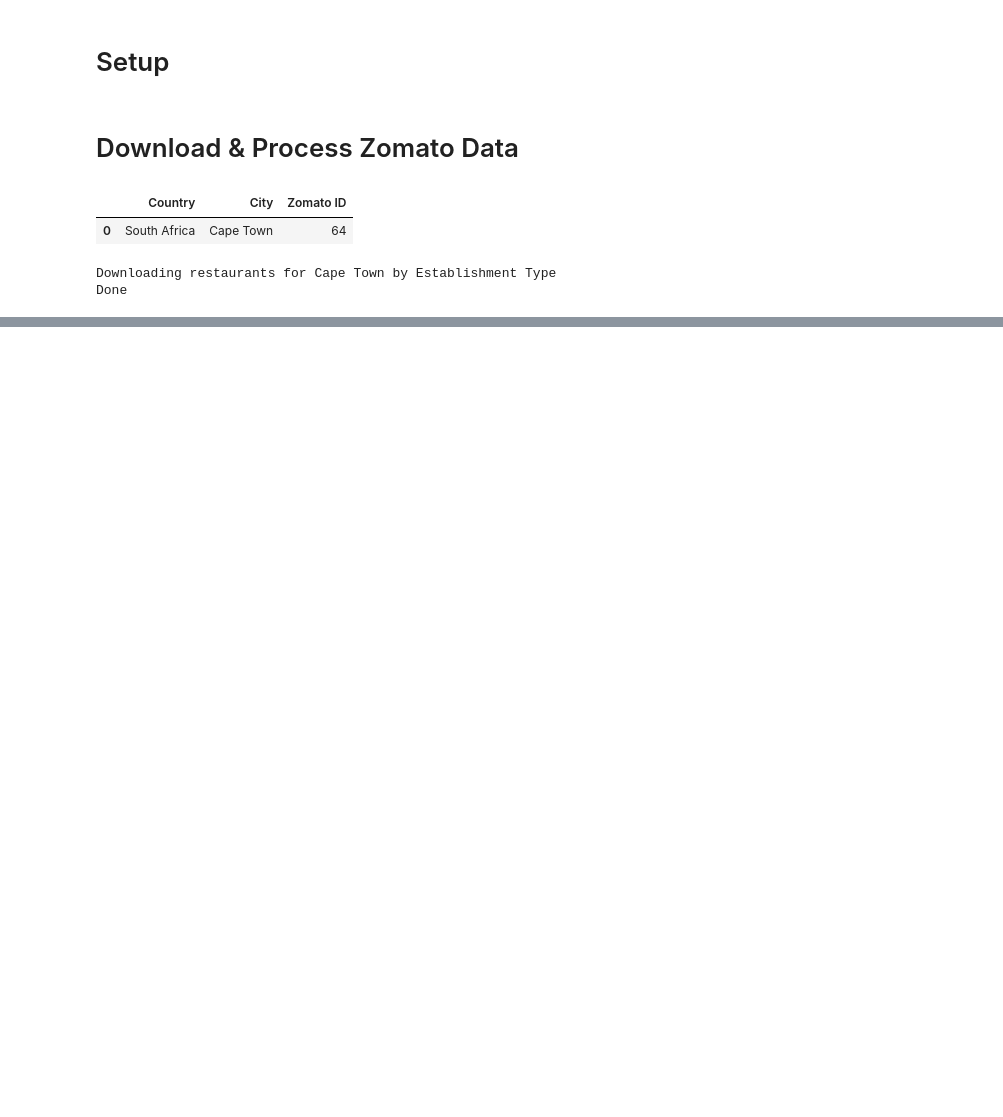
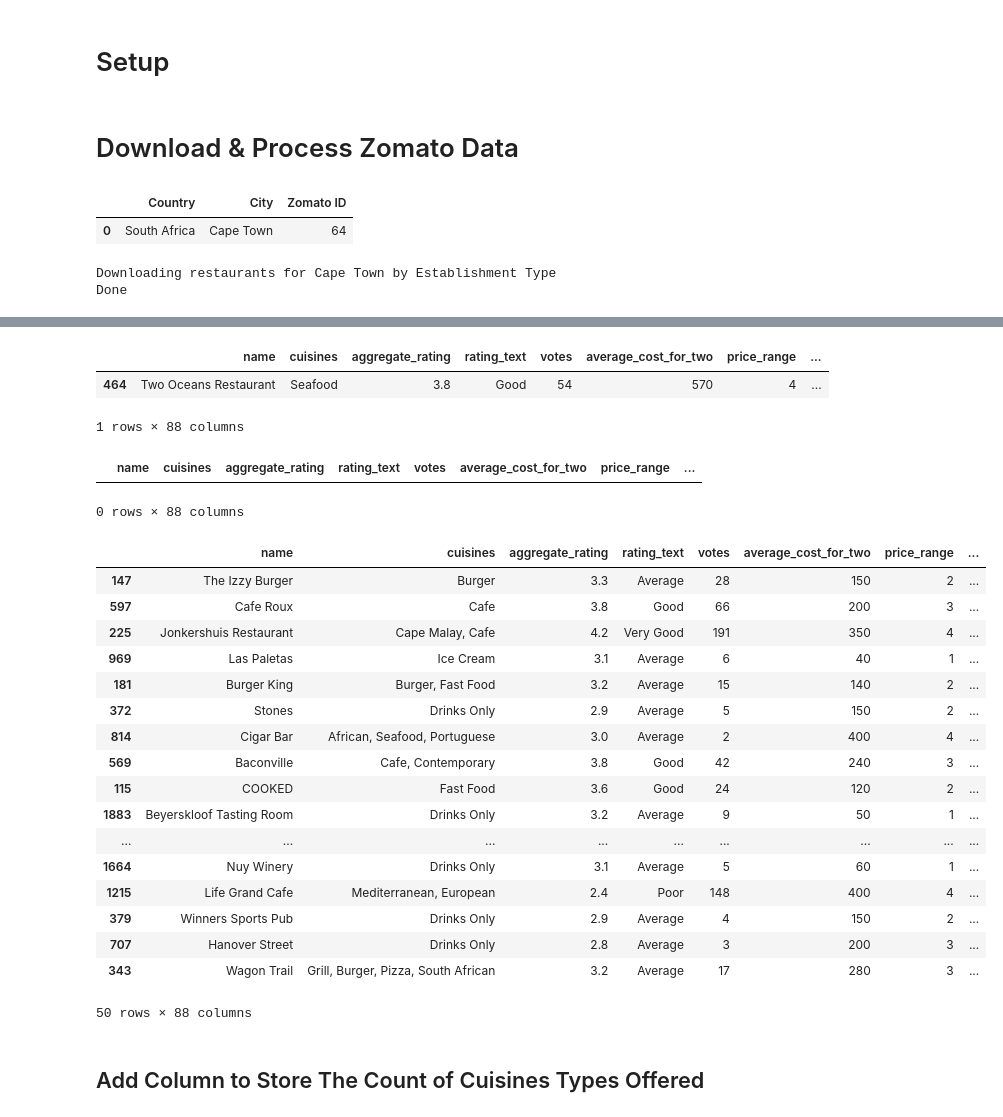
Before and after one commit to dorond/zomato-ct-analysis, a Jupyter notebook: Cape Town Restaurant Analysis using Zomato Data.ipynb, the cells around one changed output, grey strips where cells are left out. Drawn from its saved outputs; the diff is of its cells as text; code cells hidden in the pictures; blank space fills up the shorter version.

```diff
--- a/Cape Town Restaurant Analysis using Zomato Data.ipynb
+++ b/Cape Town Restaurant Analysis using Zomato Data.ipynb
@@ -295,0 +601,73 @@ for city in city_ids["Zomato ID"]:
+# %%
+# We need to manually add suburbs that are part of the wider Cape Town region including Winelands etc.
+# We could exclude these entries from the analysis but we'd then be excluding areas such as Stellenbosch and Franshoek which are know food mecca's in Cape Town.
+
+mapping = {
+    "CBD":"City Bowl",
+    "Century City":"Northern Suburbs",
+    "Paarl":"Winelands",
+    "Stellenbosch":"Winelands",
+    "V & A Waterfront":"Atlantic Seaboard",
+    "Bay Area":"South Peninsula",
+    "Franschhoek": "Winelands",
+    "Riebeek Kasteel":"West Coast",
+    "Gordons Bay":"Helderberg",
+    "Hermanus":"Overberg",
+    "Robertson":"Winelands",
+    "Wellington":"Winelands",
+    "Woodstock": "City Bowl",
+    "Noordhoek":"South Peninsula",
+    "Worcester":"Winelands",
+    "Zonnebloem": "City Bowl",
+    "Rylands":"Cape Flats",
+    "Malmesbury": "West Coast",
+    "Darling": "West Coast",
+    "Sunningdale":"Northern Suburbs",
+    "Cape Town International Airport":"Northern Suburbs",
+    "Neelsie Student Centre": "Winelands",
+    "Scarborough": "South Peninsula"
+}
+
+
+def map_locality_to_region(row):
+    if row['region'] == 'None':
+        return mapping.get(row['locality'], 'None')
+    else:
+        return row['region']
+
+
+data["region"] = data.apply(map_locality_to_region, axis=1)
+data[data["region"] == "None"]
+# %% [output]
+|  | name | cuisines | aggregate_rating | rating_text | votes | average_cost_for_two | price_range | ... |
+| 464 | Two Oceans Restaurant | Seafood | 3.8 | Good | 54 | 570 | 4 | ... |
+1 rows × 88 columns
+# %%
+data = data.drop(data.index[data["region"] == "None"].tolist())
+data[data["region"] == "None"]
+# %% [output]
+|  | name | cuisines | aggregate_rating | rating_text | votes | average_cost_for_two | price_range | ... |
+0 rows × 88 columns
+# %%
+data.sample(50)
+# %% [output]
+|  | name | cuisines | aggregate_rating | rating_text | votes | average_cost_for_two | price_range | ... |
+| 147 | The Izzy Burger | Burger | 3.3 | Average | 28 | 150 | 2 | ... |
+| 597 | Cafe Roux | Cafe | 3.8 | Good | 66 | 200 | 3 | ... |
+| 225 | Jonkershuis Restaurant | Cape Malay, Cafe | 4.2 | Very Good | 191 | 350 | 4 | ... |
+| 969 | Las Paletas | Ice Cream | 3.1 | Average | 6 | 40 | 1 | ... |
+| 181 | Burger King | Burger, Fast Food | 3.2 | Average | 15 | 140 | 2 | ... |
+| 372 | Stones | Drinks Only | 2.9 | Average | 5 | 150 | 2 | ... |
+| 814 | Cigar Bar | African, Seafood, Portuguese | 3.0 | Average | 2 | 400 | 4 | ... |
+| 569 | Baconville | Cafe, Contemporary | 3.8 | Good | 42 | 240 | 3 | ... |
+| 115 | COOKED | Fast Food | 3.6 | Good | 24 | 120 | 2 | ... |
+| 1883 | Beyerskloof Tasting Room | Drinks Only | 3.2 | Average | 9 | 50 | 1 | ... |
+| ... | ... | ... | ... | ... | ... | ... | ... | ... |
+| 1664 | Nuy Winery | Drinks Only | 3.1 | Average | 5 | 60 | 1 | ... |
+| 1215 | Life Grand Cafe | Mediterranean, European | 2.4 | Poor | 148 | 400 | 4 | ... |
+| 379 | Winners Sports Pub | Drinks Only | 2.9 | Average | 4 | 150 | 2 | ... |
+| 707 | Hanover Street | Drinks Only | 2.8 | Average | 3 | 200 | 3 | ... |
+| 343 | Wagon Trail | Grill, Burger, Pizza, South African | 3.2 | Average | 17 | 280 | 3 | ... |
+50 rows × 88 columns
+# %% [markdown]
+## Add Column to Store The Count of Cuisines Types Offered
```
Also changed, not shown: parts of 45 cells of this notebook, 2 other files.
